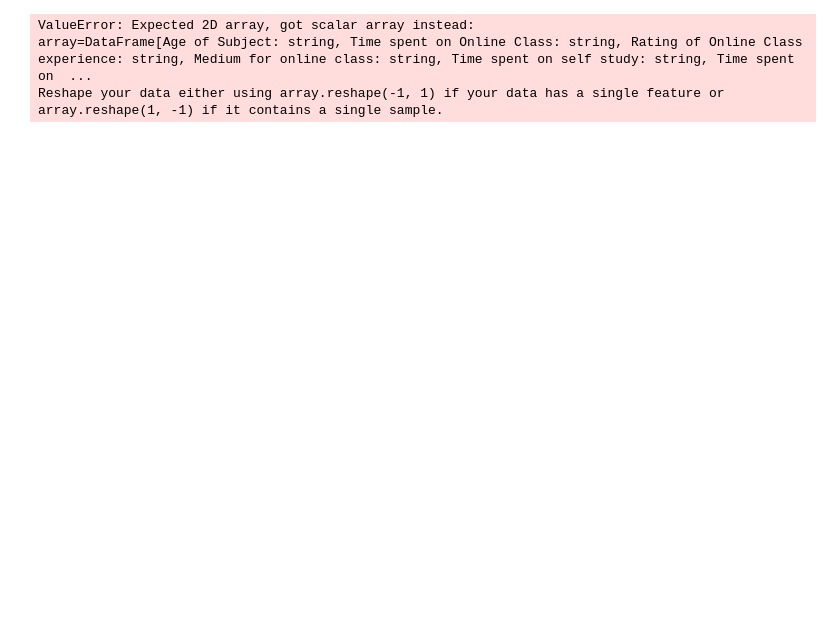
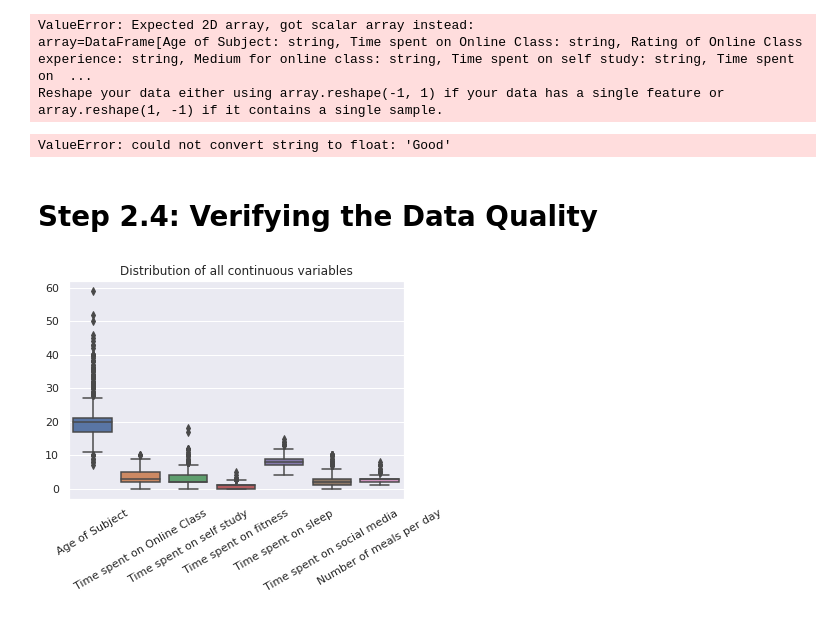
Before and after one commit to tanguolin/Iteration4, a Jupyter notebook: wtam186_Iteration4.ipynb, the cells around one changed output. Cells and saved outputs as stored; diff of their text form; code cells hidden in the pictures; blank space fills up the shorter version.

```diff
--- a/wtam186_Iteration4.ipynb
+++ b/wtam186_Iteration4.ipynb
@@ -342,3 +321,49 @@ plt.show()
 ValueError: Expected 2D array, got scalar array instead:
 array=DataFrame[Age of Subject: string, Time spent on Online Class: string, Rating of Online Class experience: string, Medium for online class: string, Time spent on self study: string, Time spent on  ...
 Reshape your data either using array.reshape(-1, 1) if your data has a single feature or array.reshape(1, -1) if it contains a single sample.
+# %%
+#2.3.1. EXPLORING THE MOST IMPORTANT VARIABLES. Attempt 2
+from sklearn.feature_selection import SelectKBest
+from sklearn.feature_selection import chi2
+import numpy as np
+
+X1 = dfpd.drop(["ID", "Region of residence"], axis=1)
+
+y1 = dfpd["Region of residence"]
+
+
+transformDummies = pd.get_dummies(dfpd, drop_first=True)
+
+#Produce and print scores for each categorical features in the data set
+sf = SelectKBest(chi2, k='all')
+sf_fit = sf.fit(X1, y1)
+#Print feature scores
+for i in range(len(sf_fit.scores_)):
+    print(' %s: %f' % (X1.columns[i], sf_fit.scores_[i]))
+#Visualising the scores
+#Get the indices sorted by most important to least important
+indices = np.argsort(sf_fit.scores_)[::-1]
+#Top 15 feature names
+features = []
+for i in range(15):
+    features.append(X1.columns[indices[i]])
+#Plotting top 15 features
+plt.figure(figsize=(35, 3))
+plt.bar(features, sf_fit.scores_[indices[range(15)]], color='r', align='center',
+width=0.3)
+plt.xticks(rotation=75)
+plt.show()
+# %% [output]
+ValueError: could not convert string to float: 'Good'
+# %% [markdown]
+# Step 2.4: Verifying the Data Quality
+# %%
+#PySpark doesn't provide as extensive plotting capabilities as Pandas and Matplotlib
+#So could not use pyspark to create the bar chart
+import seaborn as sns
+sns.boxplot(data=dfpd)
+plt.title('Distribution of all continuous variables')
+plt.xticks(rotation=30)
+plt.show()
+# %% [output]
+[figure, added]
```
Also changed, not shown: parts of 6 cells of this notebook.
